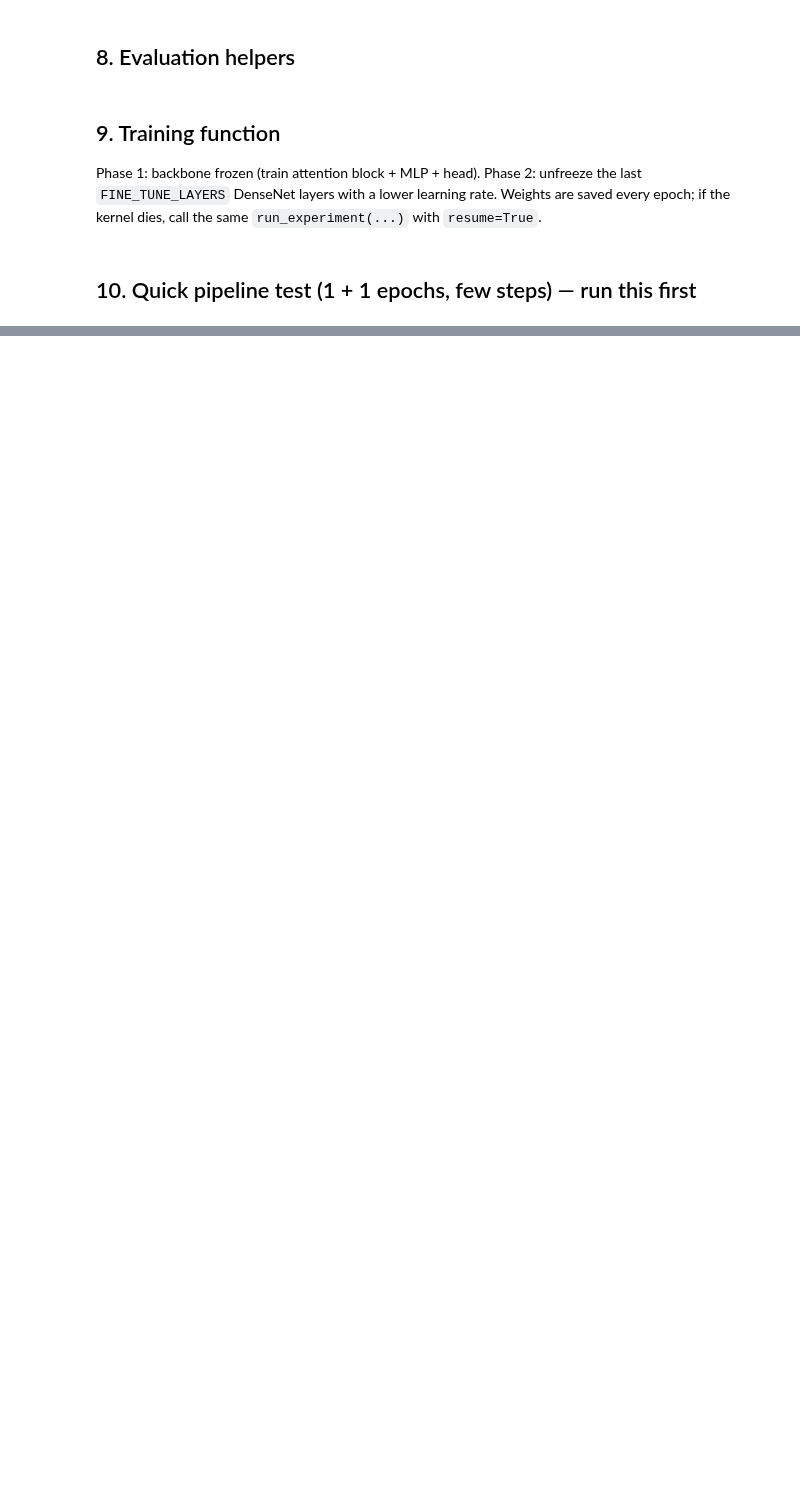
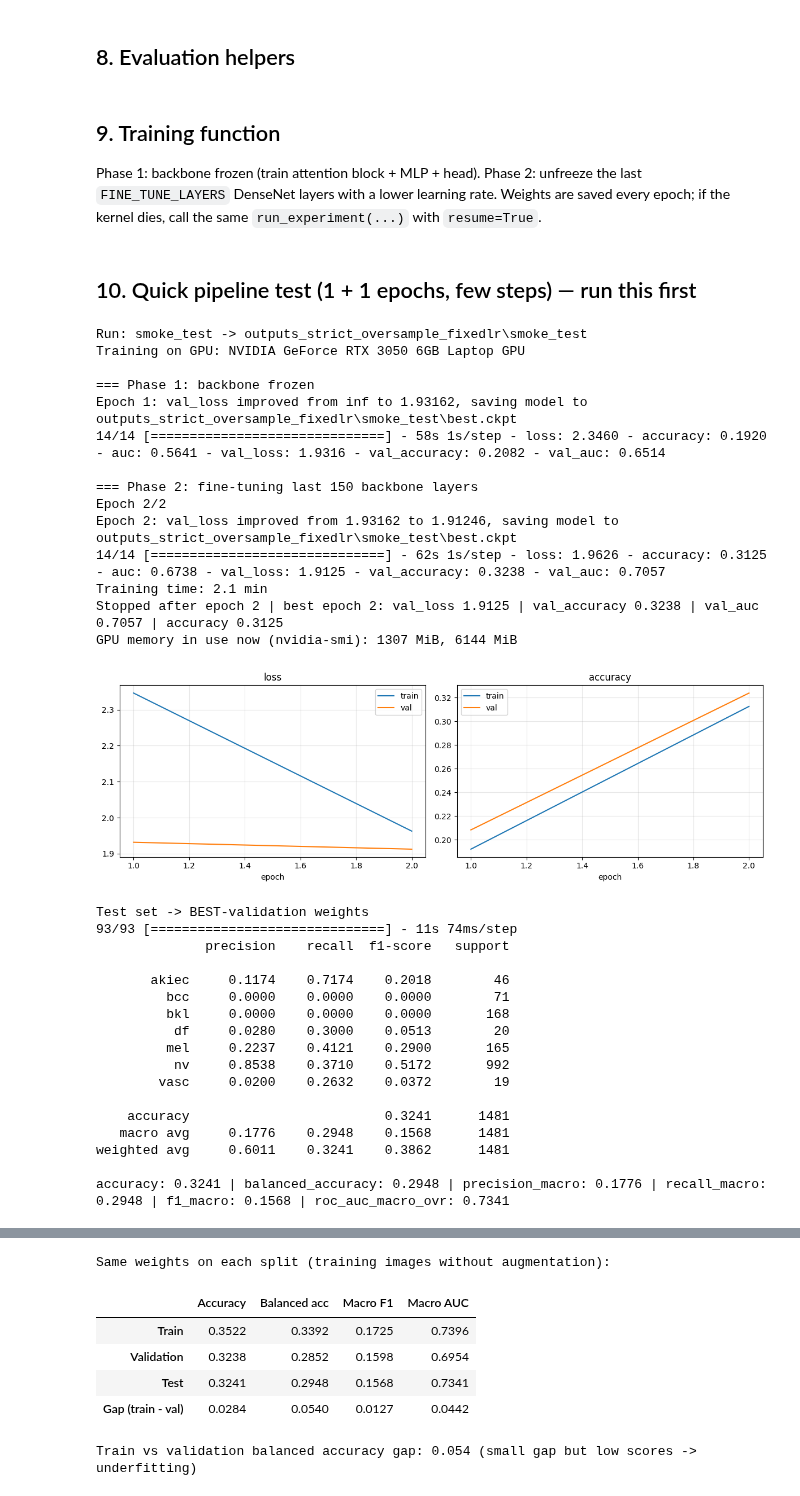
Before and after one commit to dilipprajapati432/Skin_Cancer_Detection, a Jupyter notebook: SkinAttentionNet_Complete.ipynb, the cells around one changed output, grey strips where cells are left out. Cells and saved outputs as stored; diff of their text form; code cells hidden in the pictures; blank space fills up the shorter version.

```diff
--- a/SkinAttentionNet_Complete.ipynb
+++ b/SkinAttentionNet_Complete.ipynb
@@ -472,6 +763,42 @@ def plot_history(history_csv, run_path):
             ax.plot(h["epoch"] + 1, h[f"val_{key}"], label="val")
         ax.set_title(key); ax.set_xlabel("epoch"); ax.grid(alpha=0.3); ax.legend()
     fig.tight_layout(); fig.savefig(os.path.join(run_path, "training_curves.png"), dpi=150); plt.show()
+
+
+def split_scores(y_true, probs):
+    y_pred = probs.argmax(1)
+    try:
+        auc = roc_auc_score(y_true, probs, multi_class="ovr", average="macro", labels=list(range(NUM_CLASSES)))
+    except ValueError:
+        auc = float("nan")
+    return {"Accuracy": accuracy_score(y_true, y_pred),
+            "Balanced acc": balanced_accuracy_score(y_true, y_pred),
+            "Macro F1": f1_score(y_true, y_pred, average="macro", zero_division=0),
+            "Macro AUC": auc}
+
+
+def compare_splits(model, run_path, batch_size, load_images, test_probs=None):
+    """Score the SAME weights on train, validation and test (no augmentation) and print them side by side.
+    A large train-vs-validation gap = overfitting; all three low = underfitting."""
+    rows = {}
+    for split in ["train", "val", "test"]:
+        if split not in Y:
+            continue
+        probs = test_probs if (split == "test" and test_probs is not None) else \
+            model.predict(make_eval_ds(split, batch_size, load_images), verbose=0)
+        rows[split.capitalize() if split != "val" else "Validation"] = split_scores(Y[split], probs)
+    t = pd.DataFrame(rows).T.round(4)
+    if "Train" in t.index and "Validation" in t.index:
+        t.loc["Gap (train - val)"] = (t.loc["Train"] - t.loc["Validation"]).round(4)
+    t.to_csv(os.path.join(run_path, "train_val_test_scores.csv"))
+    print("\nSame weights on each split (training images without augmentation):")
+    display(t)
+    gap = t.loc["Gap (train - val)", "Balanced acc"] if "Gap (train - val)" in t.index else None
+    if gap is not None:
+        verdict = ("large gap -> overfitting" if gap > 0.15 else
+                   "small gap" + (" but low scores -> underfitting" if t.loc["Train", "Balanced acc"] < 0.6 else " -> good fit"))
+        print(f"Train vs validation balanced accuracy gap: {gap:.3f} ({verdict})")
+    return t
 # %% [markdown]
 ## 9. Training function
 Phase 1: backbone frozen (train attention block + MLP + head). Phase 2: unfreeze the last
@@ -579,5 +951,39 @@ def run_experiment(model_type="fusion", backbone="densenet121", use_attention=Tr
 # %%
 _saved = TARGET_PER_CLASS
 TARGET_PER_CLASS = 32       # tiny epoch just to test the pipeline
-_m, _ = run_experiment(warmup_epochs=1, finetune_epochs=1, run_name="smoke_test")
+run_experiment(warmup_epochs=1, finetune_epochs=1, run_name="smoke_test")
+gc.collect()
 TARGET_PER_CLASS = _saved
+# %% [output]
+Run: smoke_test -> outputs_strict_oversample_fixedlr\smoke_test
+Training on GPU: NVIDIA GeForce RTX 3050 6GB Laptop GPU
+
+=== Phase 1: backbone frozen
+Epoch 1: val_loss improved from inf to 1.93162, saving model to outputs_strict_oversample_fixedlr\smoke_test\best.ckpt
+14/14 [==============================] - 58s 1s/step - loss: 2.3460 - accuracy: 0.1920 - auc: 0.5641 - val_loss: 1.9316 - val_accuracy: 0.2082 - val_auc: 0.6514
+
+=== Phase 2: fine-tuning last 150 backbone layers
+Epoch 2/2
+Epoch 2: val_loss improved from 1.93162 to 1.91246, saving model to outputs_strict_oversample_fixedlr\smoke_test\best.ckpt
+14/14 [==============================] - 62s 1s/step - loss: 1.9626 - accuracy: 0.3125 - auc: 0.6738 - val_loss: 1.9125 - val_accuracy: 0.3238 - val_auc: 0.7057
+Training time: 2.1 min
+Stopped after epoch 2 | best epoch 2: val_loss 1.9125 | val_accuracy 0.3238 | val_auc 0.7057 | accuracy 0.3125
+GPU memory in use now (nvidia-smi): 1307 MiB, 6144 MiB
+[figure, added]
+Test set -> BEST-validation weights
+93/93 [==============================] - 11s 74ms/step
+              precision    recall  f1-score   support
+
+       akiec     0.1174    0.7174    0.2018        46
+         bcc     0.0000    0.0000    0.0000        71
+         bkl     0.0000    0.0000    0.0000       168
+          df     0.0280    0.3000    0.0513        20
+         mel     0.2237    0.4121    0.2900       165
+          nv     0.8538    0.3710    0.5172       992
+        vasc     0.0200    0.2632    0.0372        19
+
+    accuracy                         0.3241      1481
+   macro avg     0.1776    0.2948    0.1568      1481
+weighted avg     0.6011    0.3241    0.3862      1481
+
+accuracy: 0.3241 | balanced_accuracy: 0.2948 | precision_macro: 0.1776 | recall_macro: 0.2948 | f1_macro: 0.1568 | roc_auc_macro_ovr: 0.7341
@@ -583,0 +991,7 @@ TARGET_PER_CLASS = _saved
+Same weights on each split (training images without augmentation):
+|  | Accuracy | Balanced acc | Macro F1 | Macro AUC |
+| Train | 0.3522 | 0.3392 | 0.1725 | 0.7396 |
+| Validation | 0.3238 | 0.2852 | 0.1598 | 0.6954 |
+| Test | 0.3241 | 0.2948 | 0.1568 | 0.7341 |
+| Gap (train - val) | 0.0284 | 0.0540 | 0.0127 | 0.0442 |
+Train vs validation balanced accuracy gap: 0.054 (small gap but low scores -> underfitting)
```
Also changed, not shown: parts of 84 cells of this notebook, 3 other files.
